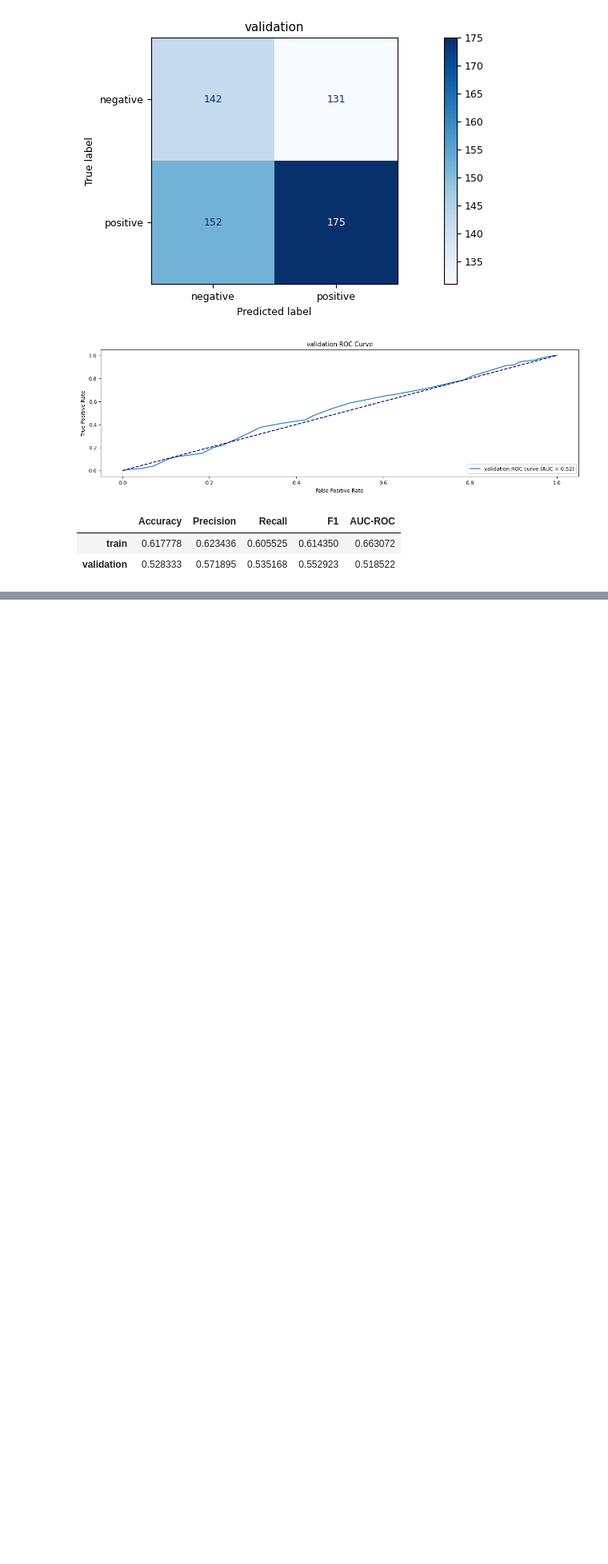
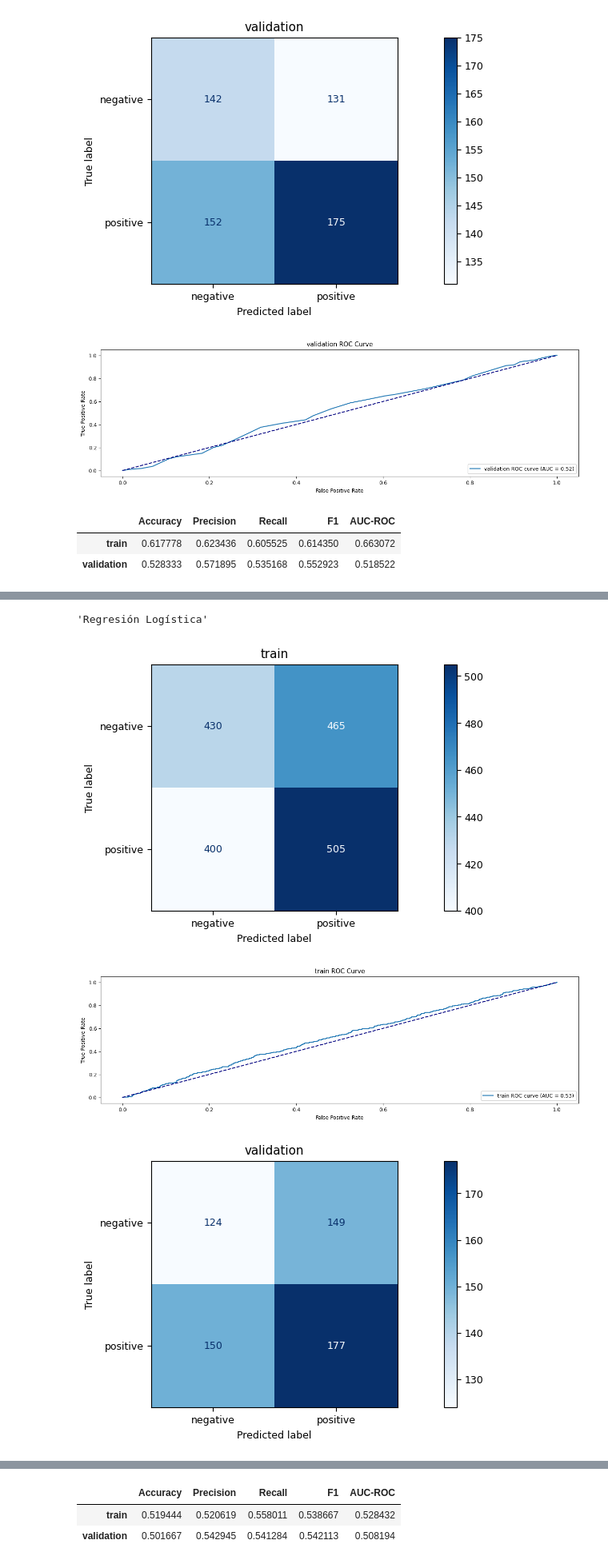
Before and after one commit to DavidGiovannini/Machine_Learning_G6, a Jupyter notebook: tp1_ML.ipynb, the cells around one changed output, grey strips where cells are left out. Shown at 80% size. Drawn from its saved outputs; the diff is of its cells as text; code cells hidden in the pictures; blank space fills up the shorter version.

```diff
--- a/tp1_ML.ipynb
+++ b/tp1_ML.ipynb
@@ -951,0 +971,14 @@ evaluate_model(dt_model, title='Decision Tree')
+# %%
+lg = LogisticRegression(random_state=42)
+
+Regresión_Logística = Pipeline([('mapper', mapper),
+                                ('pca', PCA(2)),
+                                ('classifier', lg)])
+Regresión_Logística.fit(train, train.LUNG_CANCER)
+
+evaluate_model(Regresión_Logística, title='Regresión Logística', show_cm=True)
+# %% [output]
+'Regresión Logística'
+[figure, added]
+[figure, added]
+[figure, added]
@@ -951,0 +986,3 @@ evaluate_model(dt_model, title='Decision Tree')
+|  | Accuracy | Precision | Recall | F1 | AUC-ROC |
+| train | 0.519444 | 0.520619 | 0.558011 | 0.538667 | 0.528432 |
+| validation | 0.501667 | 0.542945 | 0.541284 | 0.542113 | 0.508194 |
```
Also changed, not shown: parts of 16 cells of this notebook.
